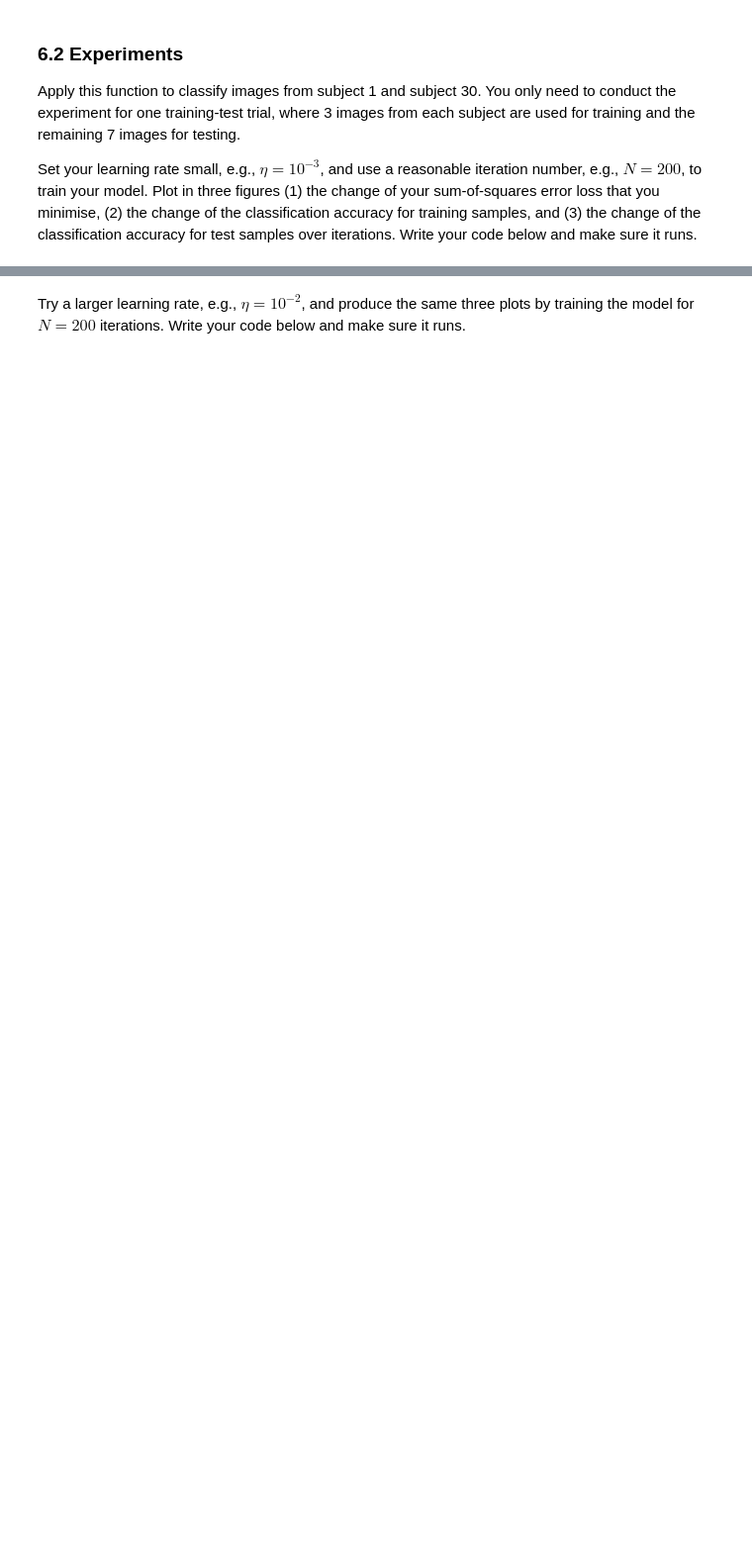
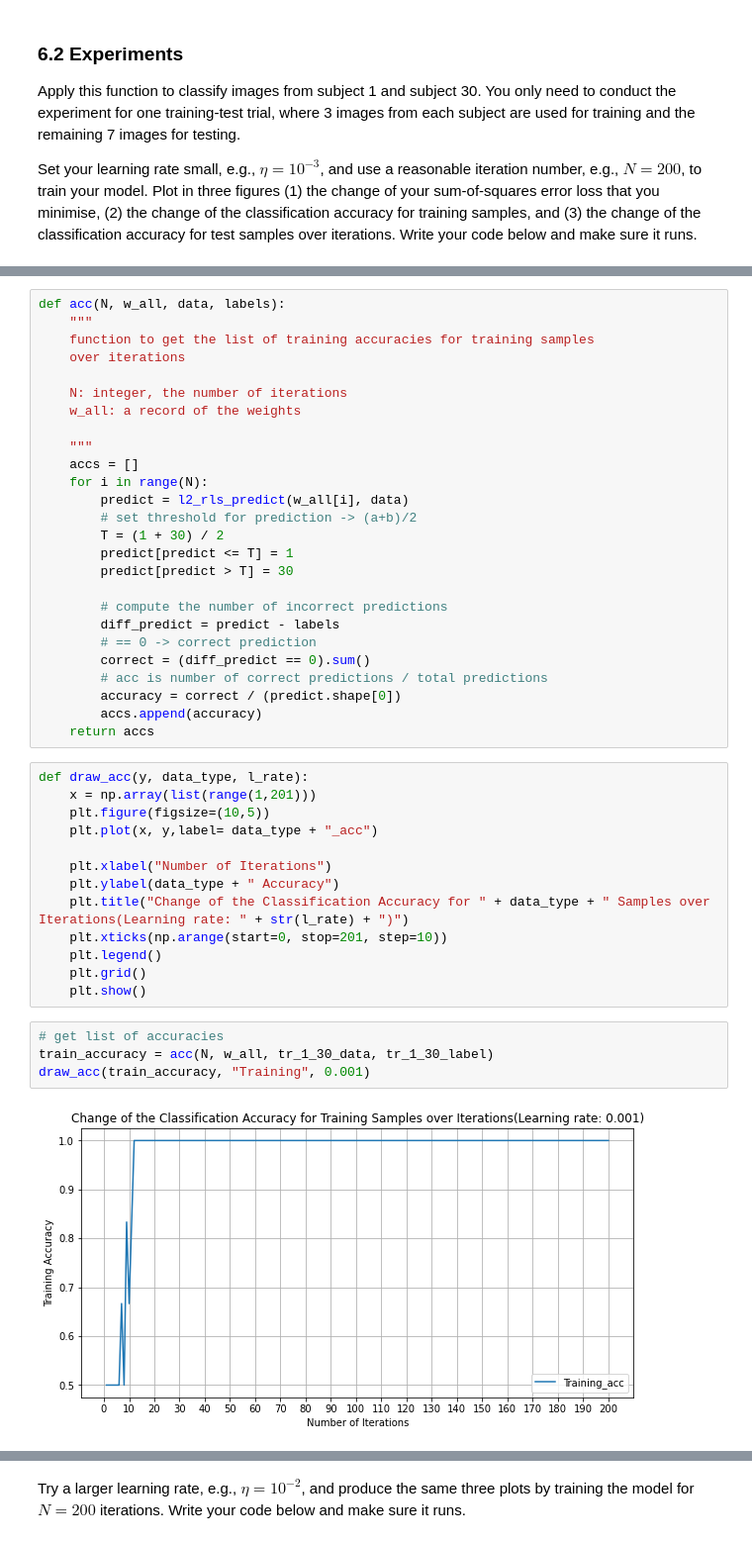
Before and after one commit to ZyWang7/Face-Recognition, a Jupyter notebook: 24112-Lab2-S-Practice2.ipynb, the cells around one changed output, grey strips where cells are left out. Shown at 99% size. Cells and saved outputs as stored; diff of their text form; blank space fills up the shorter version.

```diff
--- a/24112-Lab2-S-Practice2.ipynb
+++ b/24112-Lab2-S-Practice2.ipynb
@@ -441,0 +488,45 @@ Set your learning rate small, e.g., $\eta=10^{-3}$, and use a reasonable iterati
+# %%
+def acc(N, w_all, data, labels):
+    """
+    function to get the list of training accuracies for training samples
+    over iterations
+
+    N: integer, the number of iterations
+    w_all: a record of the weights
+
+    """
+    accs = []
+    for i in range(N):
+        predict = l2_rls_predict(w_all[i], data)
+        # set threshold for prediction -> (a+b)/2
+        T = (1 + 30) / 2
+        predict[predict <= T] = 1
+        predict[predict > T] = 30
+
+        # compute the number of incorrect predictions
+        diff_predict = predict - labels
+        # == 0 -> correct prediction
+        correct = (diff_predict == 0).sum()
+        # acc is number of correct predictions / total predictions
+        accuracy = correct / (predict.shape[0])
+        accs.append(accuracy)
+    return accs
+# %%
+def draw_acc(y, data_type, l_rate):
+    x = np.array(list(range(1,201)))
+    plt.figure(figsize=(10,5))
+    plt.plot(x, y,label= data_type + "_acc")
+
+    plt.xlabel("Number of Iterations")
+    plt.ylabel(data_type + " Accuracy")
+    plt.title("Change of the Classification Accuracy for " + data_type + " Samples over Iterations(Learning rate: " + str(l_rate) + ")")
+    plt.xticks(np.arange(start=0, stop=201, step=10))
+    plt.legend()
+    plt.grid()
+    plt.show()
+# %%
+# get list of accuracies
+train_accuracy = acc(N, w_all, tr_1_30_data, tr_1_30_label)
+draw_acc(train_accuracy, "Training", 0.001)
+# %% [output]
+[figure, added]
```
Also changed, not shown: parts of 18 cells of this notebook.
